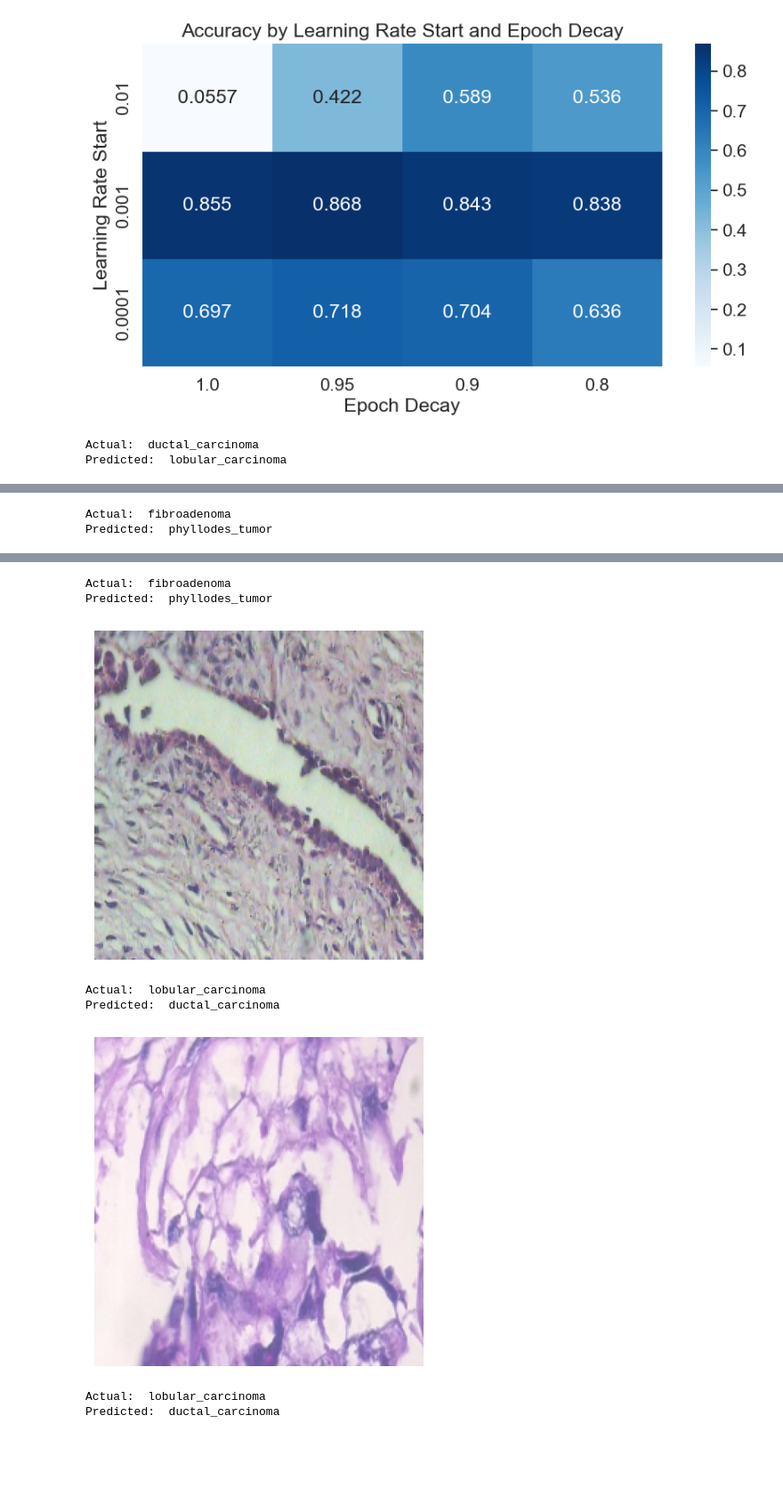
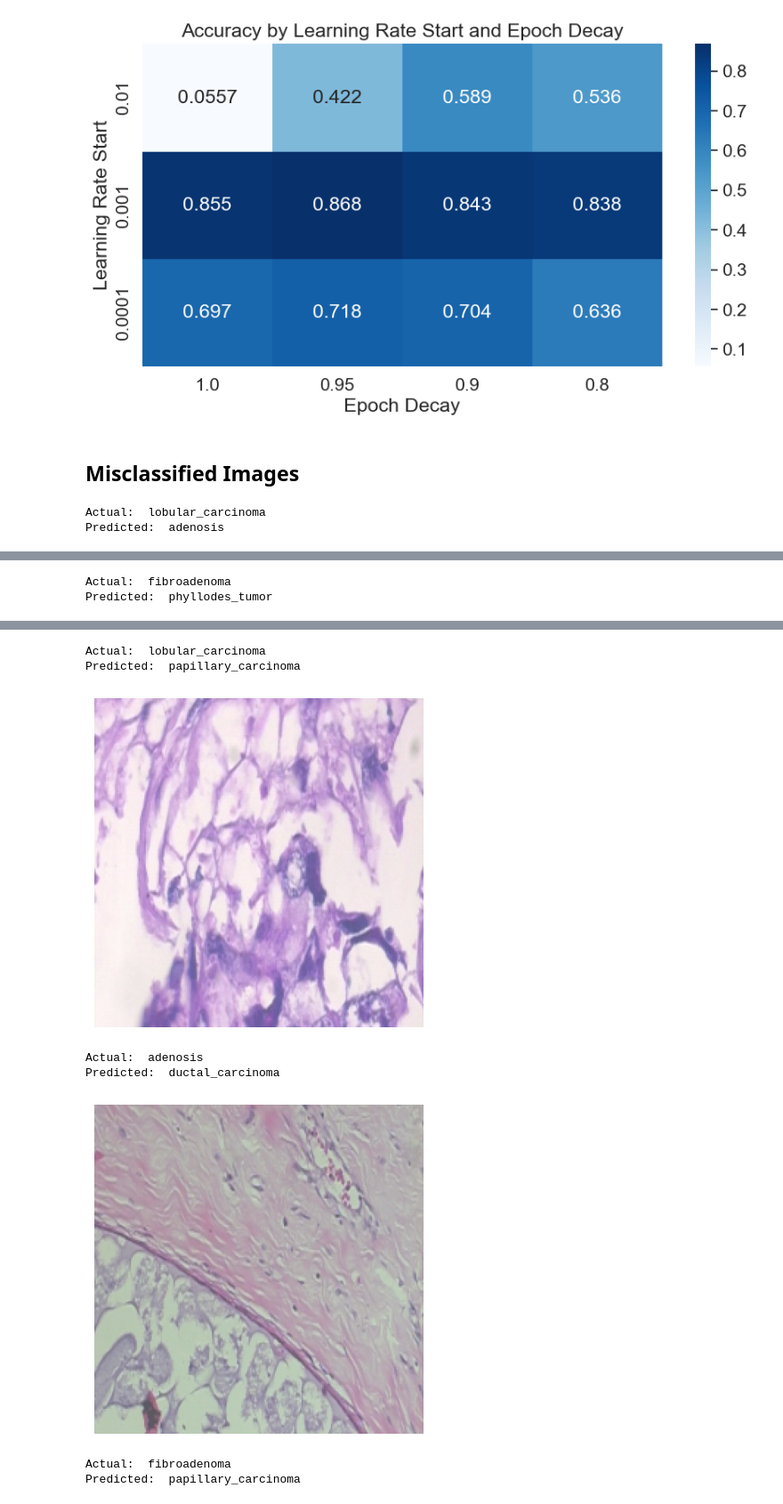
Before and after one commit to kdevoe/MobileNetV3_Breast_Cancer_Detection, a Jupyter notebook: Model_Draft_2.ipynb, the cells around one changed output, grey strips where cells are left out. Shown at 89% size. Saved outputs shown, nothing was run; the diff lists cells and outputs as text; code cells hidden in the pictures; blank space fills up the shorter version.

```diff
--- a/Model_Draft_2.ipynb
+++ b/Model_Draft_2.ipynb
@@ -391,20 +389,20 @@ plt.show()
 # %%
-# Generate data augmentation results
-
-run_results = pd.read_csv('Run_Set.csv')
+standard_row = 28
+augmented_row = 29
 
 train_standard = []
 train_augmented = []
 val_standard = []
 val_augmented = []
 
+# Collect data from the standard and augmented runs
 for i in range(10):
     train_label = 'T' + str(i+1)
     val_label = 'V' + str(i+1)
-    train_standard.append(run_results.iloc[28][train_label])
-    train_augmented.append(run_results.iloc[29][train_label])
-    val_standard.append(run_results.iloc[28][val_label])
-    val_augmented.append(run_results.iloc[29][val_label])
+    train_standard.append(run_set.iloc[standard_row][train_label])
+    train_augmented.append(run_set.iloc[augmented_row][train_label])
+    val_standard.append(run_set.iloc[standard_row][val_label])
+    val_augmented.append(run_set.iloc[augmented_row][val_label])
 
 # Plot the results
 plt.figure(figsize=(10, 5))
@@ -413,10 +411,7 @@ plt.plot(x, train_standard, label='Train Standard', color='red', linestyle=':')
 plt.plot(x, train_augmented, label='Train Augmented', color='blue', linestyle='--')
 plt.plot(x, val_standard, label='Val Standard', color='red', linestyle='-')
 plt.plot(x, val_augmented, label='Val Augmented', color='blue', linestyle='-.')
-
-# Set x-axis
 plt.xticks(x)
-
 plt.title('Effect of Data Augmentation on Accuracy')
 plt.xlabel('Epoch')
 plt.ylabel('Accuracy')
@@ -470,34 +465,36 @@ ax.set_title('Accuracy by Learning Rate Start and Epoch Decay')
 plt.show()
 # %% [output]
 [figure]
+# %% [markdown]
+## Misclassified Images
 # %%
-requested = 5
-found = 0
-i = 0
-while found < requested and i < len(ypred):
-    if ypred[i] != ytest[i]:
-        found += 1
+def display_misclassified(classes, ypred, ytest, test_dataset, requested=5):
+    found = i = 0
+    while found < requested and i < len(ypred):
+        if ypred[i] != ytest[i]:
+            found += 1
 
-        batch_num = i // BATCH_SIZE
-        image_num = i % BATCH_SIZE
+            batch_num = i // BATCH_SIZE
+            image_num = i % BATCH_SIZE
 
-        batch = test_dataset.skip(batch_num).take(1)
-        for images, labels in batch:
-            images = images
-            labels = labels
+            batch = test_dataset.skip(batch_num).take(1)
+            for images, labels in batch:
+                images = images
+                labels = labels
 
-        image = images[image_num].numpy()
+            image = images[image_num].numpy()
 
-        print("Actual: ", target[labels[image_num]])
-        print("Predicted: ", target[ypred[i]])
+            print("Actual: ", classes[labels[image_num]])
+            print("Predicted: ", classes[ypred[i]])
 
+            # Print the image from numpy array
+            plt.imshow(image.astype("uint8"))
+            plt.axis("off")
+            plt.show()
 
-        # Print the image from numpy array
-        plt.imshow(image.astype("uint8"))
-        plt.axis("off")
-        plt.show()
+        i += 1
 
-    i += 1
+display_misclassified(CLASSES, ypred, ytest, test_dataset)
 # %% [output]
-Actual:  ductal_carcinoma
-Predicted:  lobular_carcinoma
+Actual:  lobular_carcinoma
+Predicted:  adenosis
@@ -505,11 +502,11 @@ Predicted:  lobular_carcinoma
 Actual:  fibroadenoma
 Predicted:  phyllodes_tumor
 [figure]
-Actual:  fibroadenoma
-Predicted:  phyllodes_tumor
+Actual:  lobular_carcinoma
+Predicted:  papillary_carcinoma
-[figure, old version]
+[figure, new version]
-Actual:  lobular_carcinoma
+Actual:  adenosis
 Predicted:  ductal_carcinoma
-[figure, old version]
+[figure, new version]
-Actual:  lobular_carcinoma
-Predicted:  ductal_carcinoma
+Actual:  fibroadenoma
+Predicted:  papillary_carcinoma
```
Also changed, not shown: parts of 33 cells of this notebook.
